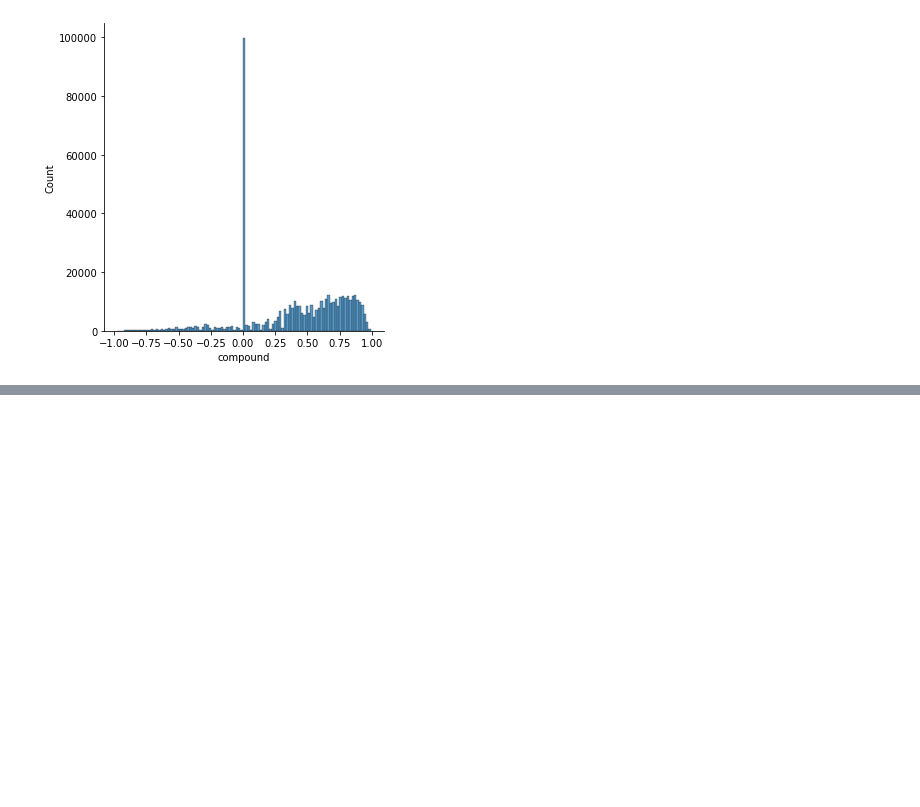
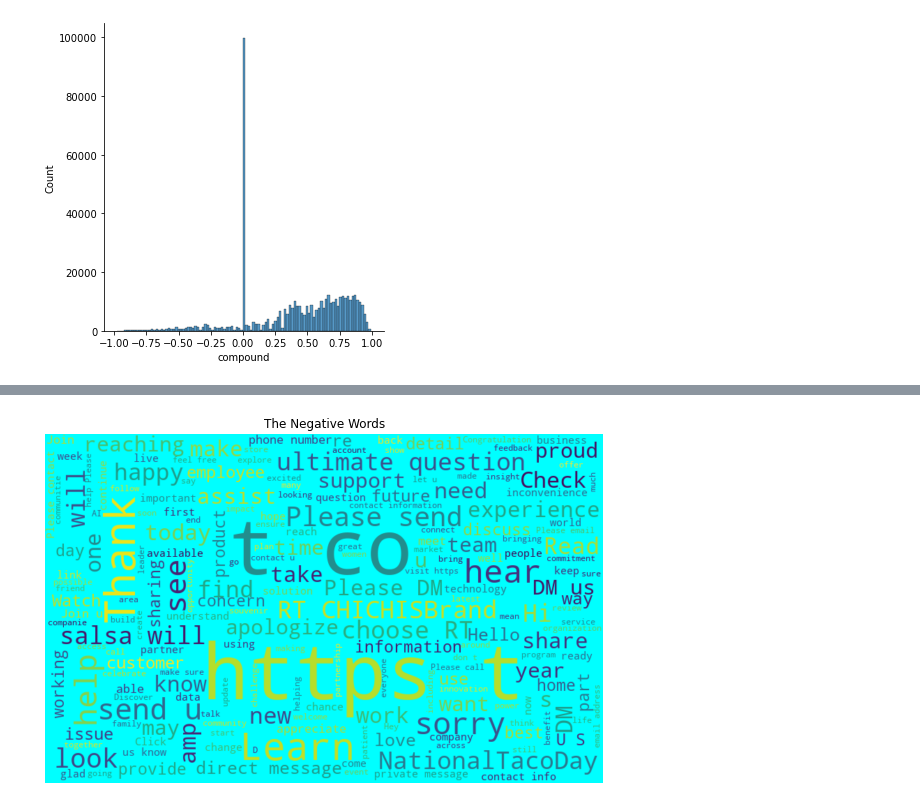
Before and after one commit to henrystoll/p-nlp, a Jupyter notebook: eda_twitter.ipynb, the cells around one changed output, grey strips where cells are left out. Drawn from its saved outputs; the diff is of its cells as text; code cells hidden in the pictures; blank space fills up the shorter version.

```diff
--- a/eda_twitter.ipynb
+++ b/eda_twitter.ipynb
@@ -301,0 +324,11 @@ sns.displot(df, x="compound")
+# %%
+negative_words =' '.join([text for text in df['text'][df['compound'] < 1]])
+
+wordcloud = WordCloud(background_color = 'cyan', width=800, height=500, random_state = 0, max_font_size = 110).generate(negative_words)
+plt.figure(figsize=(10, 7))
+plt.imshow(wordcloud, interpolation="bilinear")
+plt.axis('off')
+plt.title('The Negative Words')
+plt.show()
+# %% [output]
+[figure, added]
```
Also changed, not shown: parts of 5 cells of this notebook.
